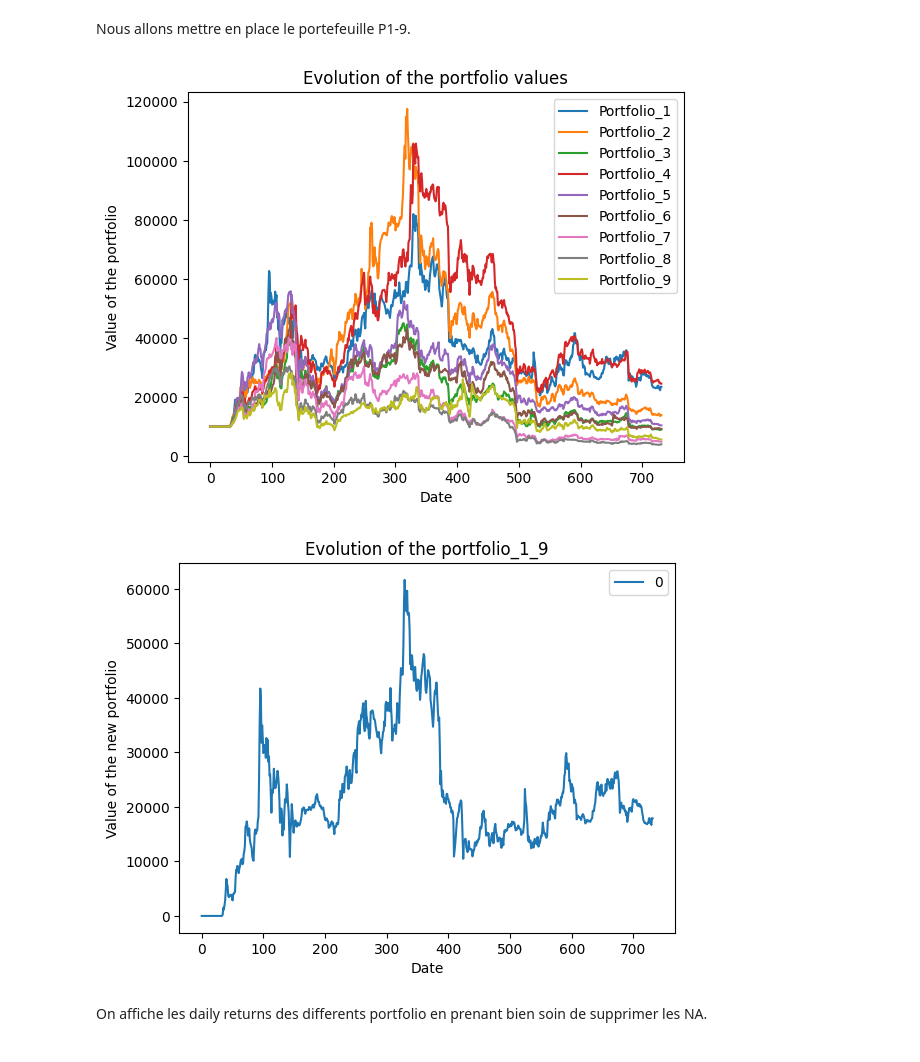
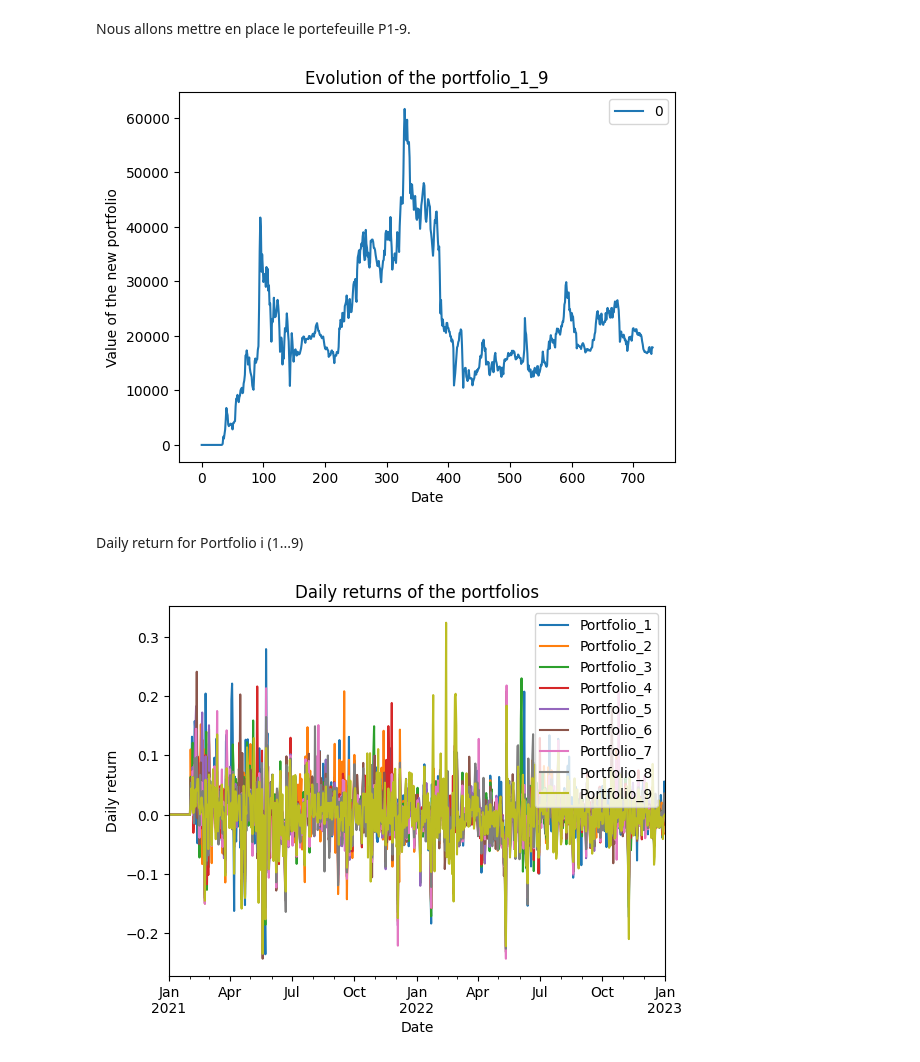
Before and after one commit to meretaensimag/momentum_strategie, a Jupyter notebook: notebook_momentum.ipynb, the cells around one changed output. Drawn from its saved outputs; the diff is of its cells as text; code cells hidden in the pictures.

```diff
--- a/notebook_momentum.ipynb
+++ b/notebook_momentum.ipynb
@@ -192,35 +195,24 @@ portfolio_1_9 = pd.Series(portfolio_1_values) - pd.Series(last_portfolio_values)
 portfolio_1_9 = pd.DataFrame(portfolio_1_9)
 # Plot the values of all portfolios
 portfolio_values_df = pd.DataFrame(portfolio_values_dict)
-portfolio_values_df.plot(title='Evolution of the portfolio values', xlabel='Date', ylabel='Value of the portfolio')
-
-
 # Plot the new portfolio values P1_9
 portfolio_1_9.plot(title='Evolution of the portfolio_1_9', xlabel='Date', ylabel='Value of the new portfolio')
 plt.show()
 # %% [output]
-[figure, old version]
+[figure, new version]
-[figure, removed]
-# %% [markdown]
-On affiche les daily returns des differents portfolio en prenant bien soin de supprimer les NA.
+# %% [markdown]
+Daily return for Portfolio i (1...9)
 # %%
 #on drop les nan
 portfolio_values_df = portfolio_values_df.dropna()
 #on drop la premiere ligne de portfolio_values_df
 portfolio_values_df = portfolio_values_df.iloc[1:]
 #on rajoute les timestamp de crypto_prices comme index de portfolio_values_df
 portfolio_values_df.index = crypto_prices.index
 
 
 portfolio_daily_returns = portfolio_values_df.pct_change()
 portfolio_daily_returns.plot(title='Daily returns of the portfolios', xlabel='Date', ylabel='Daily return')
 plt.show()
-
-portfolio_1_9 = portfolio_1_9.iloc[1:]
-portfolio_1_9.index = crypto_prices.index
-portfolio_1_9_daily_returns = portfolio_1_9.pct_change()
-portfolio_1_9_daily_returns.plot(title='Daily returns of the portfolio 1_9', xlabel='Date', ylabel='Daily return')
-plt.show()
-#on affiche les daily return de chaque portfolio par groupe de 3
-portfolio_values_df.pct_change().plot(title='Daily returns of the portfolios', xlabel='Date', ylabel='Daily return')
-plt.show()
+# %% [output]
+[figure, added]
```
Also changed, not shown: parts of 17 cells of this notebook.
